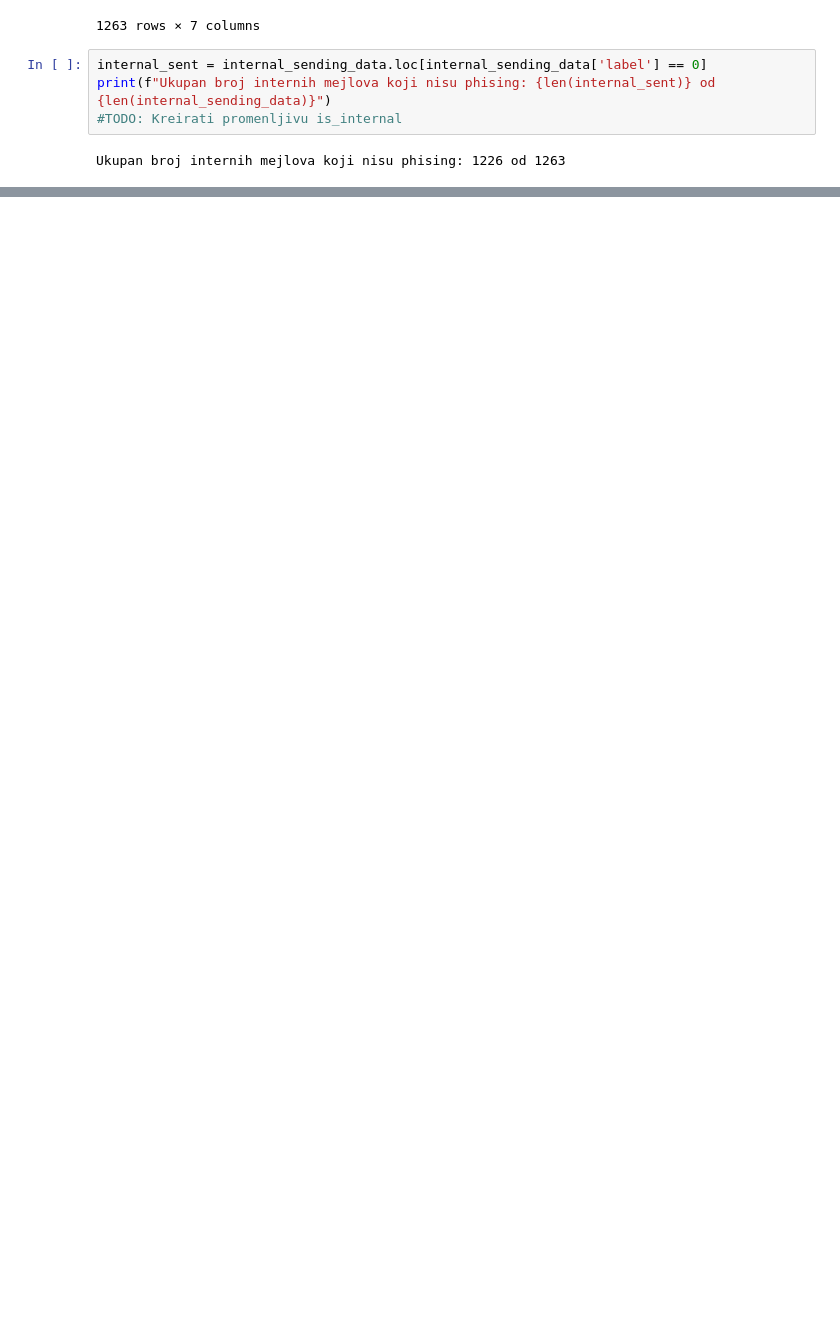
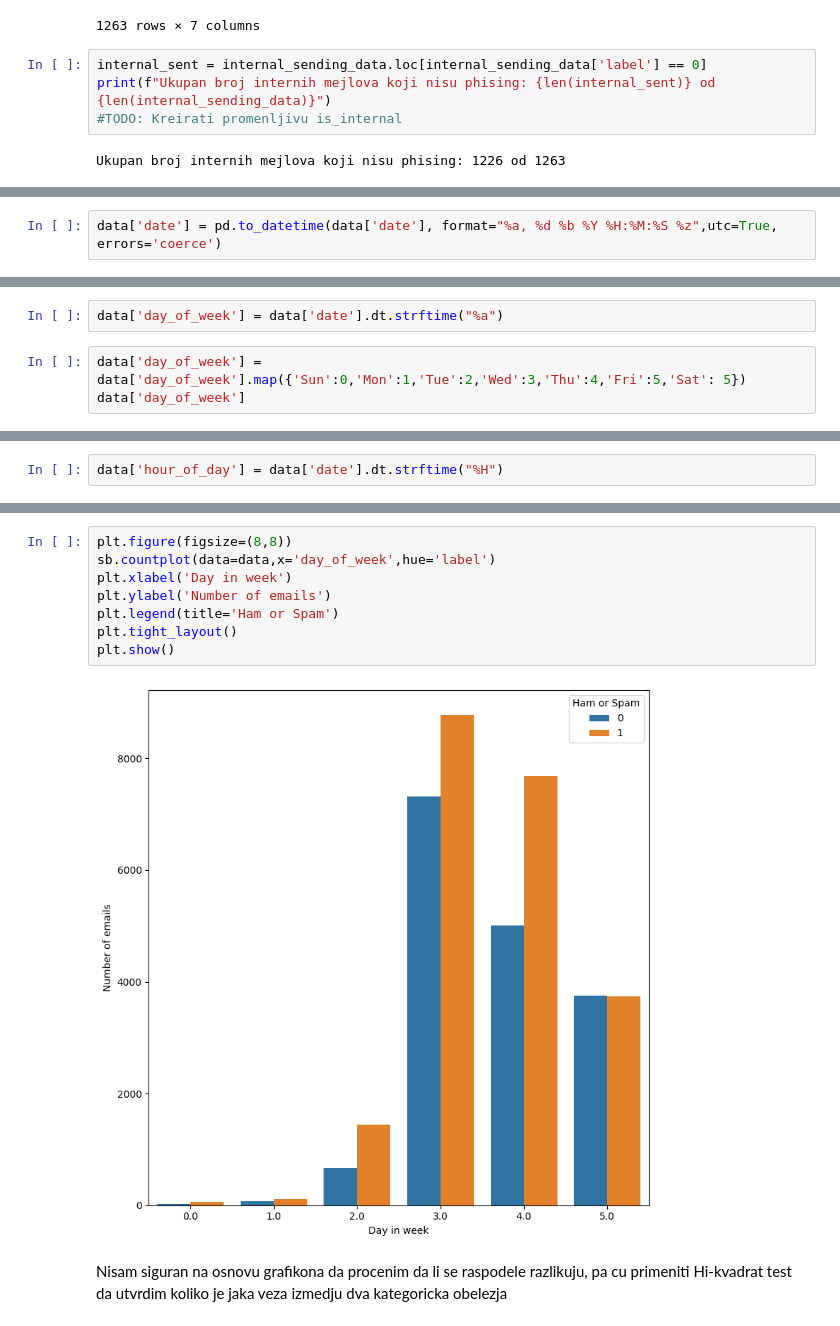
Before and after one commit to LukaDervisevic/PhishingDetection, a Jupyter notebook: model.ipynb, the cells around one changed output, grey strips where cells are left out. Saved outputs shown, nothing was run; the diff lists cells and outputs as text; blank space fills up the shorter version.

```diff
--- a/model.ipynb
+++ b/model.ipynb
@@ -142,0 +168,2 @@ Moja pocetna tvrdnja ipak nije tacna, prema ovom dataset-u vecina mejlova koja n
+# %%
+data['date'] = pd.to_datetime(data['date'], format="%a, %d %b %Y %H:%M:%S %z",utc=True, errors='coerce')
@@ -142,0 +188,5 @@ Moja pocetna tvrdnja ipak nije tacna, prema ovom dataset-u vecina mejlova koja n
+# %%
+data['day_of_week'] = data['date'].dt.strftime("%a")
+# %%
+data['day_of_week'] = data['day_of_week'].map({'Sun':0,'Mon':1,'Tue':2,'Wed':3,'Thu':4,'Fri':5,'Sat': 5})
+data['day_of_week']
@@ -142,0 +208,2 @@ Moja pocetna tvrdnja ipak nije tacna, prema ovom dataset-u vecina mejlova koja n
+# %%
+data['hour_of_day'] = data['date'].dt.strftime("%H")
@@ -142,0 +228,12 @@ Moja pocetna tvrdnja ipak nije tacna, prema ovom dataset-u vecina mejlova koja n
+# %%
+plt.figure(figsize=(8,8))
+sb.countplot(data=data,x='day_of_week',hue='label')
+plt.xlabel('Day in week')
+plt.ylabel('Number of emails')
+plt.legend(title='Ham or Spam')
+plt.tight_layout()
+plt.show()
+# %% [output]
+[figure, added]
+# %% [markdown]
+Nisam siguran na osnovu grafikona da procenim da li se raspodele razlikuju, pa cu primeniti Hi-kvadrat test da utvrdim koliko je jaka veza izmedju dva kategoricka obelezja
```
Also changed, not shown: parts of 37 cells of this notebook, 1 other file.
